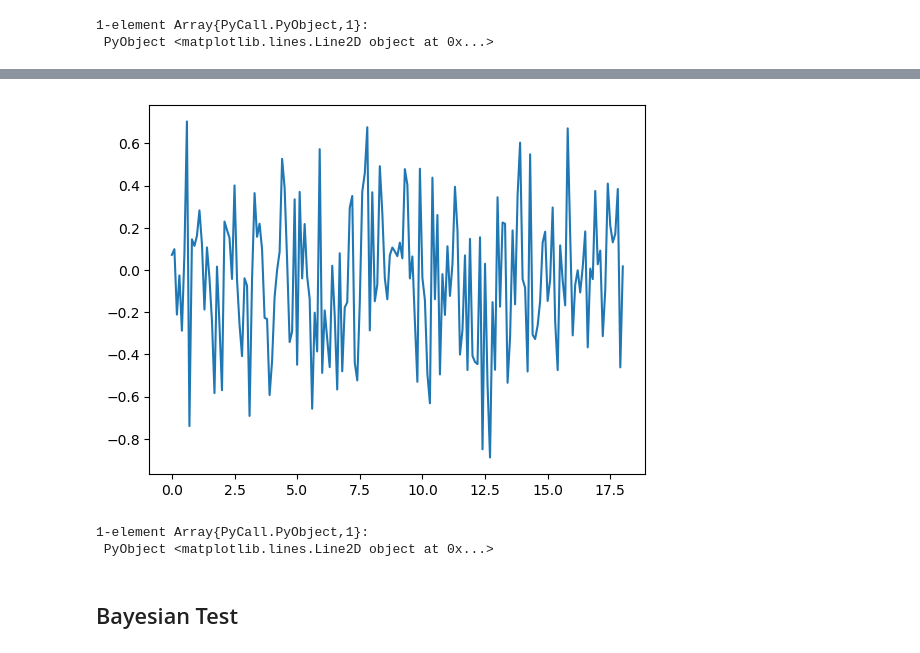
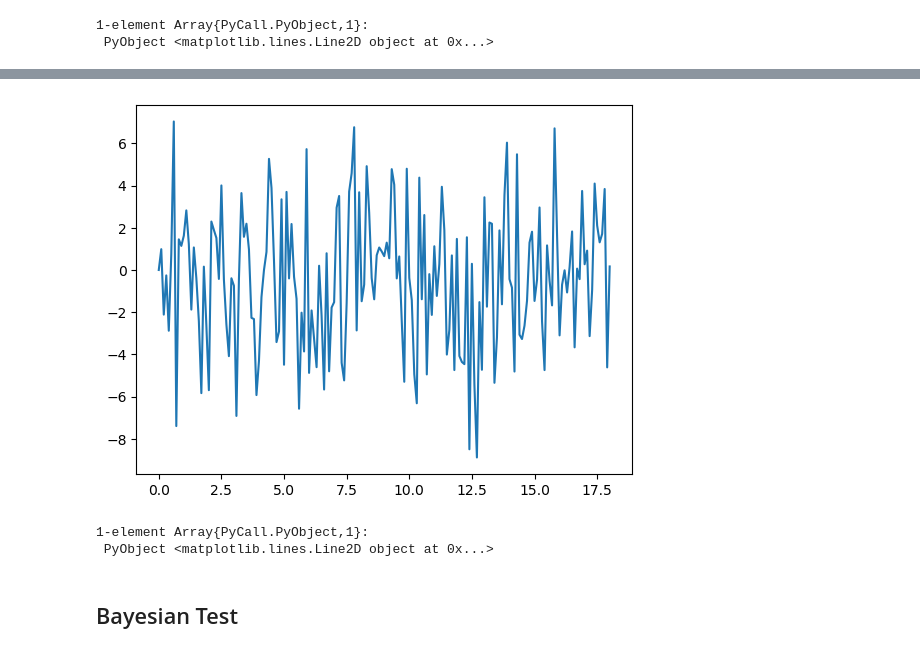
Before and after one commit to chapman-iqs/QuantumCircuits.jl, a Jupyter notebook: QC.ipynb, the cells around one changed output, grey strips where cells are left out. Saved outputs shown, nothing was run; the diff lists cells and outputs as text; code cells hidden in the pictures.

```diff
--- a/QC.ipynb
+++ b/QC.ipynb
@@ -130,9 +134,9 @@ plt.plot(tt1, evs1[:,3], "g")
 1-element Array{PyCall.PyObject,1}:
  PyObject <matplotlib.lines.Line2D object at 0x...>
 # %%
-plt.plot(tt1, [dy[1]*dt1 for dy in dy1])
+plt.plot(tt1, dy1[1])
 # %% [output]
-[figure, old version]
+[figure, new version]
 1-element Array{PyCall.PyObject,1}:
  PyObject <matplotlib.lines.Line2D object at 0x...>
 # %% [markdown]
```
Also changed, not shown: parts of 13 cells of this notebook, 1 other file.
